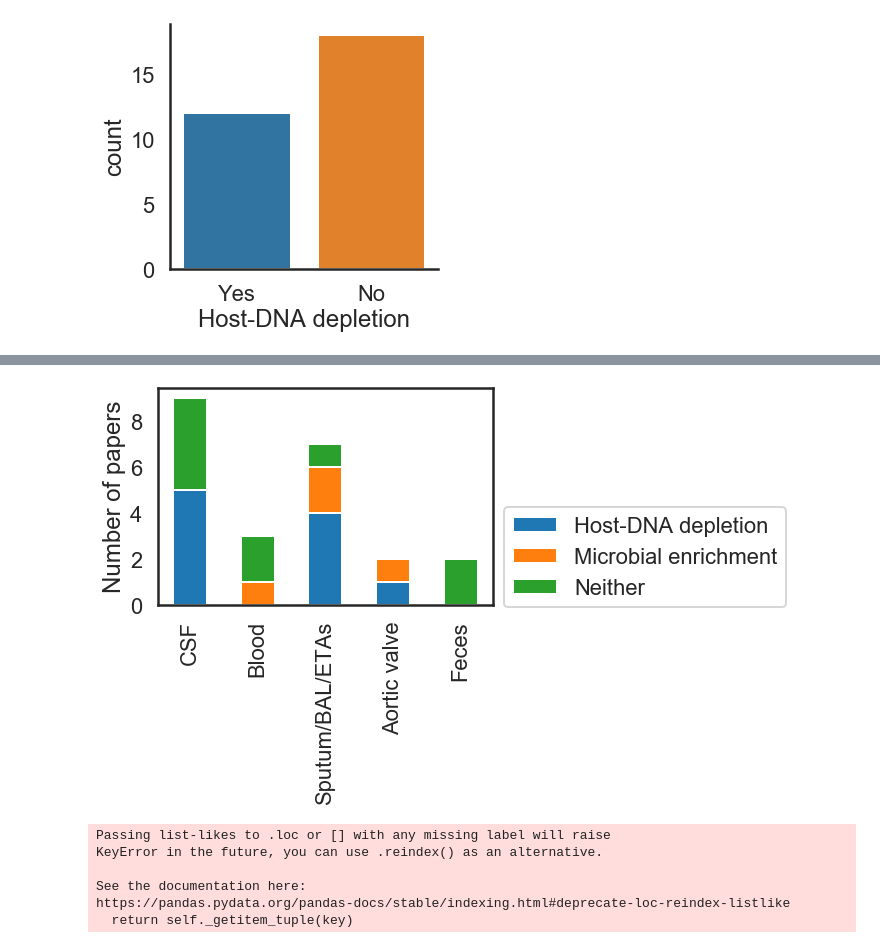
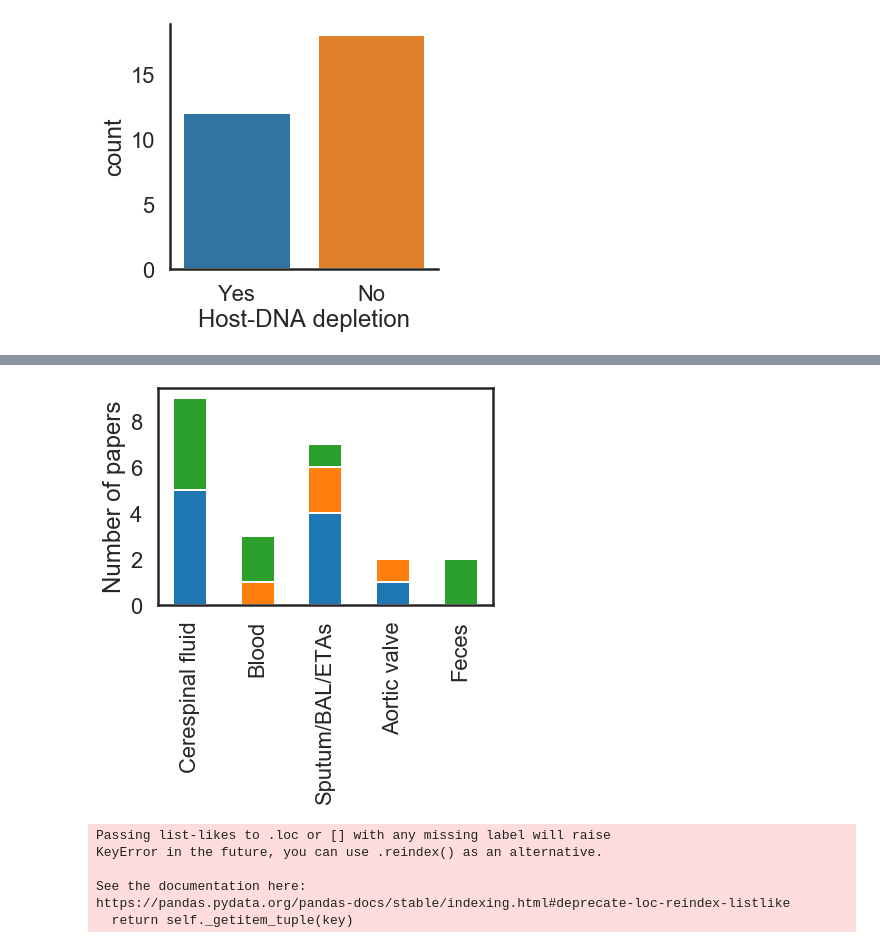
Before and after one commit to LizChang/Review-Paper-Figures, a Jupyter notebook: notebooks/table.ipynb, the cells around one changed output, grey strips where cells are left out. Drawn from its saved outputs; the diff is of its cells as text; code cells hidden in the pictures.

```diff
--- a/notebooks/table.ipynb
+++ b/notebooks/table.ipynb
@@ -33,28 +33,29 @@ plt.savefig('../figures/isolation_methods_all.png',bbox_inches='tight')
 # %%
 N = 6
 host = [5,0,4,1,0]
 enrich = [0,1,2,1,0]
 nope = [4,2,1,0,2]
-position = [0,2,4,6,8]
-BarWidth = 1
+position = [0,4,8,12,16]
+BarWidth = 2
 
 two_bottom = np.add(host, enrich)
 
 #Host depletion
 p1 = plt.bar(position, host, width=BarWidth)
 #enrichment
 p2 = plt.bar(position, enrich, width=BarWidth, bottom=host)
 #Neither
 p3 = plt.bar(position, nope, width=BarWidth, bottom=two_bottom)
 
+
 plt.ylabel('Number of papers')
-plt.xticks(position, ('CSF', 'Blood', 'Sputum/BAL/ETAs', 'Aortic valve','Feces'))
+plt.xticks(position, ('Cerespinal fluid', 'Blood', 'Sputum/BAL/ETAs', 'Aortic valve','Feces'))
 plt.yticks(np.arange(0, 10, 2))
-plt.legend((p1[0], p2[0], p3[0]), ('Host-DNA depletion', 'Microbial enrichment', 'Neither'), loc='best', bbox_to_anchor=(1, 0.5))
+#plt.legend((p1[0], p2[0], p3[0]), ('Host-DNA depletion', 'Microbial enrichment', 'Neither'), loc='best', bbox_to_anchor=(1, 0.5))
 plt.xticks(rotation=90)
 plt.savefig('../figures/isolation_methods.png', bbox_inches='tight')
 # %% [output]
-[figure, old version]
+[figure, new version]
 # %%
 plt.figure(figsize=(13,5))
 sns.set_style('white')
```
Also changed, not shown: parts of 3 cells of this notebook, 7 other files.
